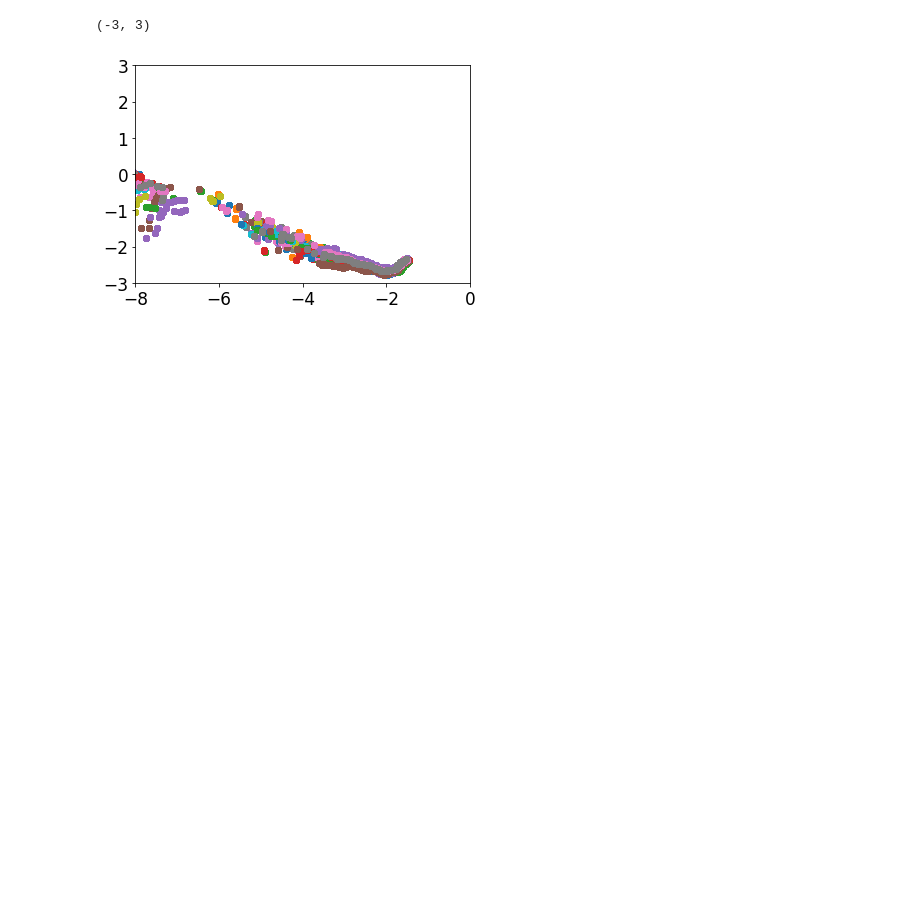
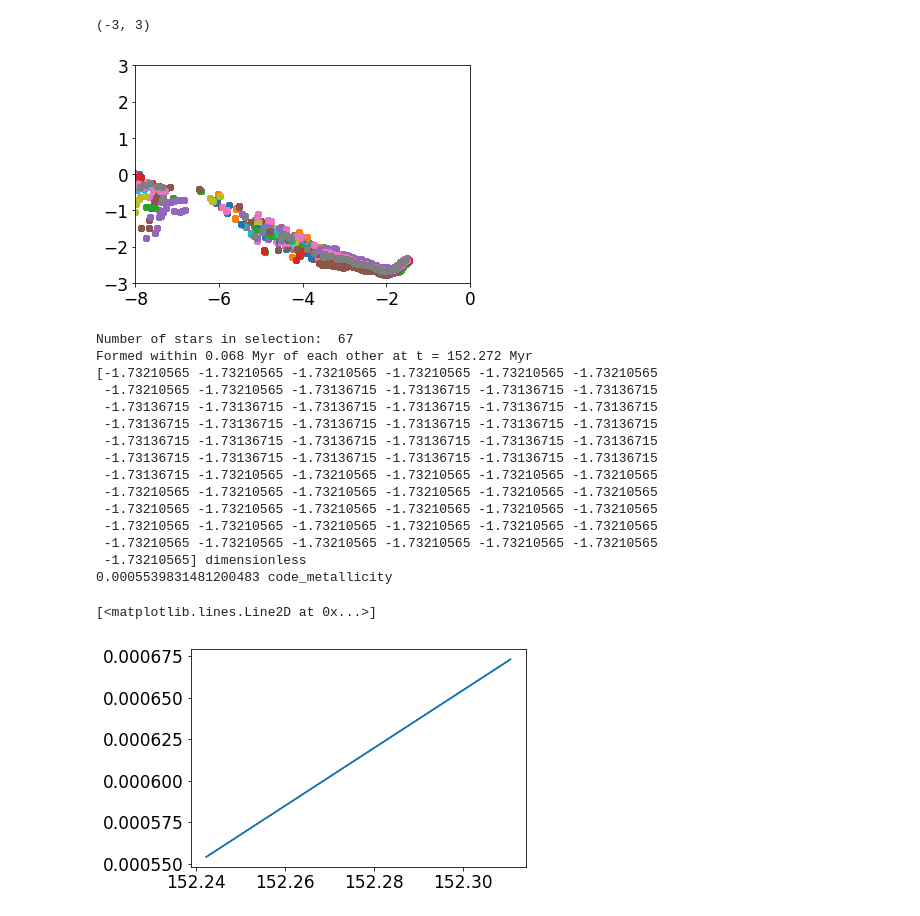
Before and after one commit to aemerick/OneZ, a Jupyter notebook: notebooks/onezone_stars.ipynb, the cells around one changed output. Drawn from its saved outputs; the diff is of its cells as text; code cells hidden in the pictures; blank space fills up the shorter version.

```diff
--- a/notebooks/onezone_stars.ipynb
+++ b/notebooks/onezone_stars.ipynb
@@ -459,0 +474,43 @@ ax.set_ylim(-3,3)
+# %%
+#
+#
+#
+# What about those ones in a straight line of abundances????
+#
+#
+
+# they seem to have identical [Mg/Fe] == 0.9124
+
+select = (gal.df[('io','particle_Fe_over_H')] > -10.0) * (gal.df[('io','particle_Fe_over_H')] < -2) *\
+         (gal.df[('io','particle_Mg_over_Fe')] > 0.9124) * (gal.df[('io','particle_Mg_over_Fe')] < 0.9125)
+
+print "Number of stars in selection: ", np.size(gal.df[('io','particle_Mg_over_Fe')][select])
+t_o = gal.df['creation_time'].to('Myr')
+M   = gal.df['particle_mass'].to('Msun')
+M_o = gal.df['birth_mass']
+pt  = gal.df['particle_type']
+
+print "Formed within %3.3f Myr of each other at t = %3.3f Myr"%(np.max(t_o[select]) - np.min(t_o[select]), np.average(t_o[select]))
+
+print gal.df[('io','particle_Ba_over_Fe')][select]
+print np.min(gal.df[('io','metallicity_fraction')][select])
+
+plt.plot( t_o[select], gal.df[('io','metallicity_fraction')][select])
+# %% [output]
+Number of stars in selection:  67
+Formed within 0.068 Myr of each other at t = 152.272 Myr
+[-1.73210565 -1.73210565 -1.73210565 -1.73210565 -1.73210565 -1.73210565
+ -1.73210565 -1.73210565 -1.73136715 -1.73136715 -1.73136715 -1.73136715
+ -1.73136715 -1.73136715 -1.73136715 -1.73136715 -1.73136715 -1.73136715
+ -1.73136715 -1.73136715 -1.73136715 -1.73136715 -1.73136715 -1.73136715
+ -1.73136715 -1.73136715 -1.73136715 -1.73136715 -1.73136715 -1.73136715
+ -1.73136715 -1.73136715 -1.73136715 -1.73136715 -1.73136715 -1.73136715
+ -1.73136715 -1.73210565 -1.73210565 -1.73210565 -1.73210565 -1.73210565
+ -1.73210565 -1.73210565 -1.73210565 -1.73210565 -1.73210565 -1.73210565
+ -1.73210565 -1.73210565 -1.73210565 -1.73210565 -1.73210565 -1.73210565
+ -1.73210565 -1.73210565 -1.73210565 -1.73210565 -1.73210565 -1.73210565
+ -1.73210565 -1.73210565 -1.73210565 -1.73210565 -1.73210565 -1.73210565
+ -1.73210565] dimensionless
+0.0005539831481200483 code_metallicity
+[<matplotlib.lines.Line2D at 0x...>]
+[figure, added]
```
Also changed, not shown: parts of 11 cells of this notebook.
